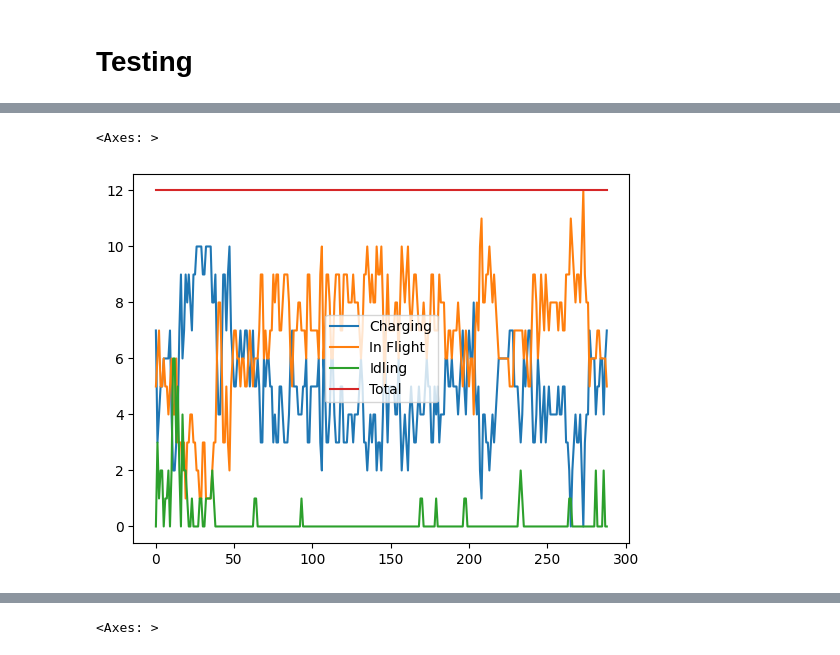
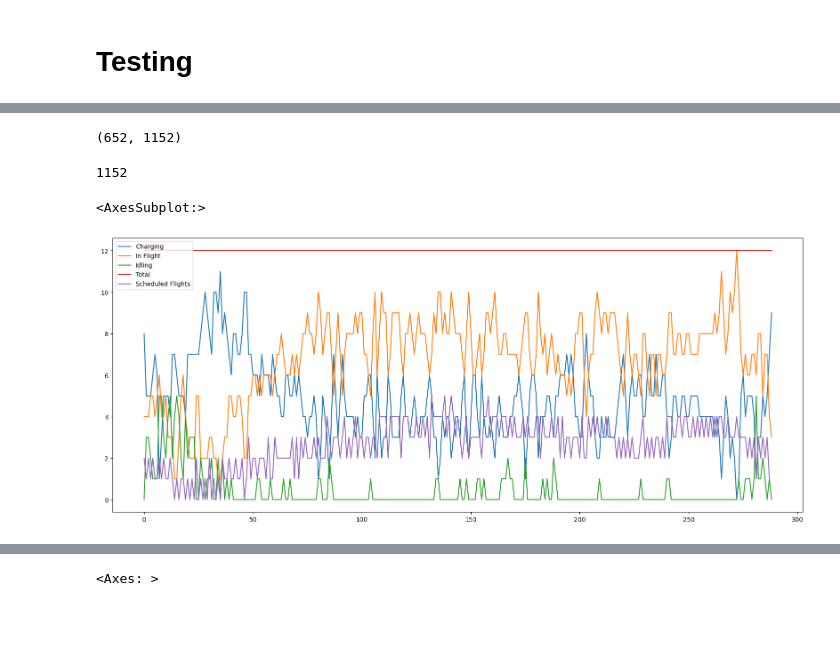
Before and after one commit to Xuan-1998/UAM_system_optimization, a Jupyter notebook: src:code/albert.ipynb, the cells around one changed output, grey strips where cells are left out. Cells and saved outputs as stored; diff of their text form; code cells hidden in the pictures; blank space fills up the shorter version.

```diff
--- a/src:code/albert.ipynb
+++ b/src:code/albert.ipynb
@@ -103,24 +65,26 @@ array([[1., 1., 0., ..., 0., 0., 0.],
+# %%
+end = 1151
 # %%
-all_c = np.zeros(shape=(1,577), dtype=int)
+all_c = np.zeros(shape=(1,end), dtype=int)
 for i in range(specificc.shape[0]):
     val = int(specificc['amount'][i])
     soc0 = int(specificc['x'][i])
     soc1 = int(specificc['y'][i])
     t = int(specificc['t'][i])
     time_charge = int(gamma[soc0: soc1].sum())
-    occupied = np.zeros(shape=(val,577))
+    occupied = np.zeros(shape=(val,end))
     for j in range(val):
         occupied[j][t:t+time_charge] = 1
 
     all_c = np.concatenate([all_c, occupied], axis=0)
 all_c = all_c[1:,:]
 
-all_u = np.zeros(shape=(1,577), dtype=int)
+all_u = np.zeros(shape=(1,end), dtype=int)
 for i in range(specificu.shape[0]):
     val = int(specificu['amount'][i])
     t = int(specificu['t'][i])
     flight_time = 2
-    flight = np.zeros(shape=(val,577))
+    flight = np.zeros(shape=(val,end))
     for j in range(val):
         flight[j][t:t+flight_time] = 1
 
@@ -129,23 +113,34 @@ all_u = all_u[1:,:]
+# %%
+all_n.shape
+# %% [output]
+(652, 1152)
+# %%
+288*4
+# %% [output]
+1152
 # %%
 
-all_n = np.zeros(shape=(1,577), dtype=int)
+all_n = np.zeros(shape=(1,end+2), dtype=int)
 for i in range(specificn.shape[0]):
     val = int(specificn['amount'][i])
     t = int(specificn['t'][i])
-    idle = np.zeros(shape=(val,577))
+    idle = np.zeros(shape=(val,end+2))
     for j in range(val):
         idle[j][t] = 1
     all_n = np.concatenate([all_n, idle], axis=0)
-all_n = all_n[1:,:]
+all_n = all_n[1:,:-1]
 # %%
 import seaborn as sns
 import matplotlib.pyplot as plt
+x0 = 144+288
+x1 = 144+288*2+1
 
-fig, ax = plt.subplots()
-sns.lineplot(all_c.sum(axis=0)[144:144+289], label='Charging', ax=ax)
-sns.lineplot(all_u.sum(axis=0)[144:144+289], label='In Flight', ax=ax)
-sns.lineplot(all_n.sum(axis=0)[144:144+289], label='Idling', ax=ax)
-sns.lineplot((all_c.sum(axis=0)[144:144+289] + all_u.sum(axis=0)[144:144+289]+all_n.sum(axis=0)[144:144+289]), label='Total', ax=ax)
+fig, ax = plt.subplots(figsize=(20,8))
+sns.lineplot(all_c.sum(axis=0)[x0:x1], label='Charging', ax=ax)
+sns.lineplot(all_u.sum(axis=0)[x0:x1], label='In Flight', ax=ax)
+sns.lineplot(all_n.sum(axis=0)[x0:x1], label='Idling', ax=ax)
+sns.lineplot((all_c.sum(axis=0)[x0:x1] + all_u.sum(axis=0)[x0:x1]+all_n.sum(axis=0)[x0:x1]), label='Total', ax=ax)
+sns.lineplot(u_lax_dtla + u_dtla_lax, label='Scheduled Flights', ax=ax)
 # %% [output]
-<Axes: >
+<AxesSubplot:>
-[figure, old version]
+[figure, new version]
```
Also changed, not shown: parts of 10 cells of this notebook.
